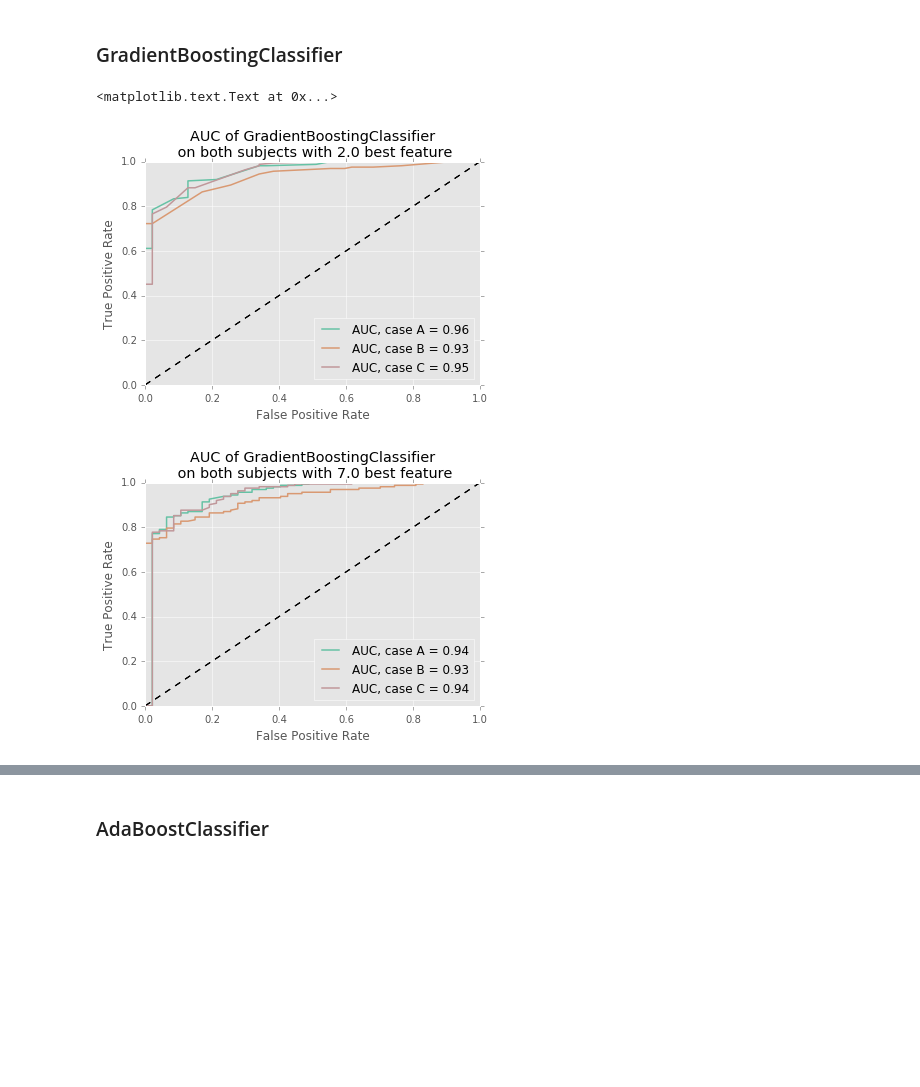
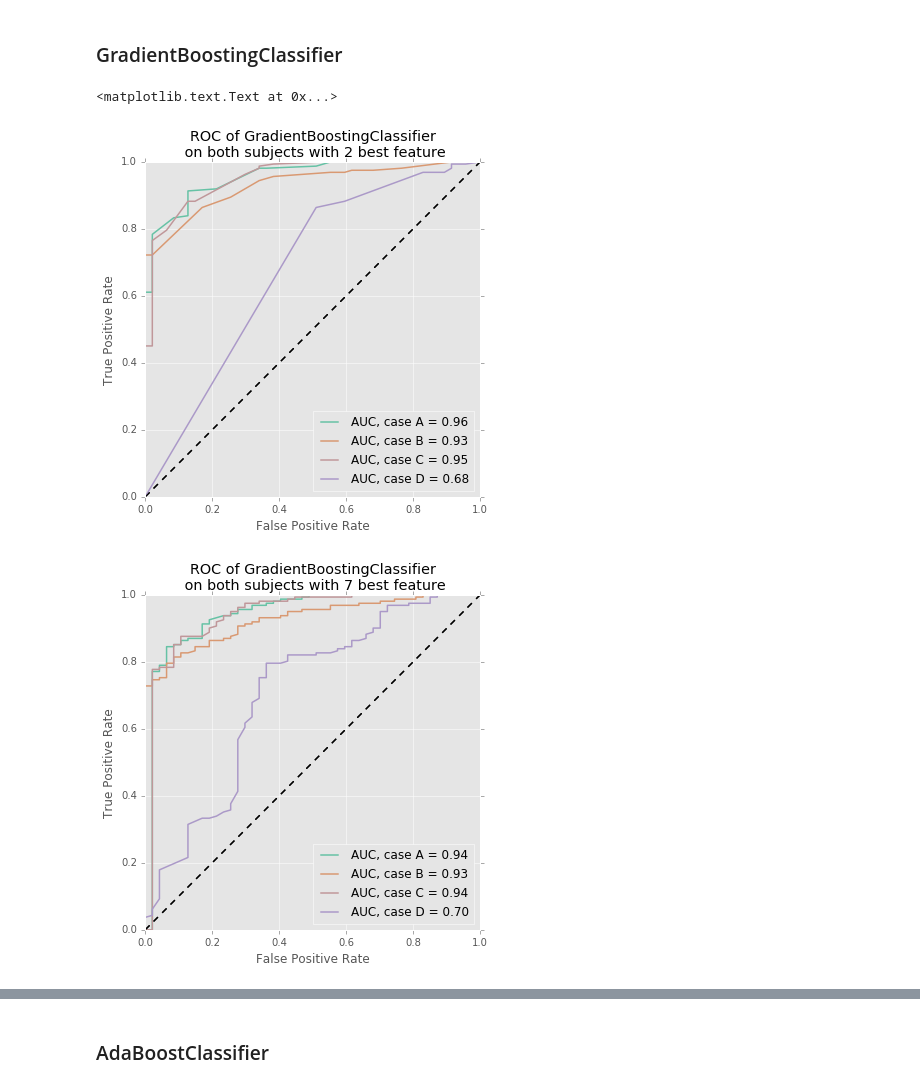
Before and after one commit to rudolphyo/ML-Python, a Jupyter notebook: hw2-boosting.ipynb, the cells around one changed output, grey strips where cells are left out. Drawn from its saved outputs; the diff is of its cells as text; code cells hidden in the pictures; blank space fills up the shorter version.

```diff
--- a/hw2-boosting.ipynb
+++ b/hw2-boosting.ipynb
@@ -549,11 +548,11 @@ def plot_roc(true, preds, n_classes=2):
     plot_roc.current+=1
 # %%
 scores_clf = {}
-cases = ["A", "B", "C"]
+cases = ["A", "B", "C", "D"]
 plot_roc.current = 0
 plt.figure(figsize=(9,9))
 plt.title("AUC of RandomForestClassifier on Portugal")
-for to_drop in [A, B, C]:
+for to_drop in [A, B, C, D]:
     X = port_preprocessed.drop(to_drop, axis = 1)
     Y = grades_to_binary(port_preprocessed.G3)
     train_rf(X, Y)
@@ -588,7 +570,7 @@ scores_clf = {}
 plot_roc.current = 0
 plt.figure(figsize=(9,9))
 plt.title("AUC of RandomForestClassifier on Math")
-for to_drop in [A, B, C]:
+for to_drop in [A, B, C, D]:
     X = math_preprocessed.drop(to_drop, axis = 1)
     Y = grades_to_binary(math_preprocessed.G3)
     train_rf(X, Y)
@@ -599,7 +581,7 @@ scores_clf = {}
 plot_roc.current = 0
 plt.figure(figsize=(9,9))
 plt.title("AUC of RandomForestClassifier on both subjects")
-for to_drop in [A, B, C]:
+for to_drop in [A, B, C, D]:
     X = processed_students.drop(to_drop, axis = 1)
     Y = grades_to_binary(processed_students.G3)
     train_rf(X, Y)
@@ -611,13 +601,13 @@ for to_drop in [A, B, C]:
 def selectKbest(data, n_k, to_drop):
     return SelectKBest(f_regression, k=n_k).fit_transform(data.drop(to_drop, axis=1), data["G3"])
 # %%
-for k in np.arange(2, 25, 2):
+for k in np.arange(2, 25, 4):
     scores_clf = {}
     plot_roc.current = 0
     plt.figure(figsize=(6,6))
-    plt.title("AUC of RandomForestClassifier\n on both subjects with {:.1f} best feature".format(k))
-    for to_drop in [A, B, C]:
-        X = selectKbest(processed_students, k, to_drop)
-        Y = grades_to_binary(processed_students.G3)
+    plt.title("ROC of RandomForestClassifier\n on Portugal with {:d} best feature".format(k))
+    for to_drop in [A, B, C, D]:
+        X = selectKbest(port_preprocessed, k, to_drop)
+        Y = grades_to_binary(port_preprocessed.G3)
         train_rf(X, Y)
 # %% [output]
@@ -662,19 +644,19 @@ def train_gbc(data, target, folds=5):
 # %%
 for k in np.arange(2, 25, 5):
     scores_clf = {}
     plot_roc.current = 0
-    plt.figure()
-    plt.title("AUC of GradientBoostingClassifier\n on both subjects with {:.1f} best feature".format(k))
-    for to_drop in [A, B, C]:
+    plt.figure(figsize=(6,6))
+    plt.title("ROC of GradientBoostingClassifier\n on both subjects with {:d} best feature".format(k))
+    for to_drop in [A, B, C, D]:
         X = selectKbest(processed_students, k, to_drop)
         Y = grades_to_binary(processed_students.G3)
         train_gbc(X, Y)
 
 plt.figure(figsize=(20, 16))
 plt.barh(np.arange(len(list(scores_clf.items()))), scores_clf.values(), align='center')
 plt.yticks(np.arange(len(list(scores_clf.items()))), list(scores_clf.items()), fontsize="xx-large")
 plt.title('AUC', rotation=0, fontsize="xx-large")
 # %% [output]
 <matplotlib.text.Text at 0x...>
-[figure, old version]
+[figure, new version]
-[figure, old version]
+[figure, new version]
```
Also changed, not shown: parts of 9 cells of this notebook.
